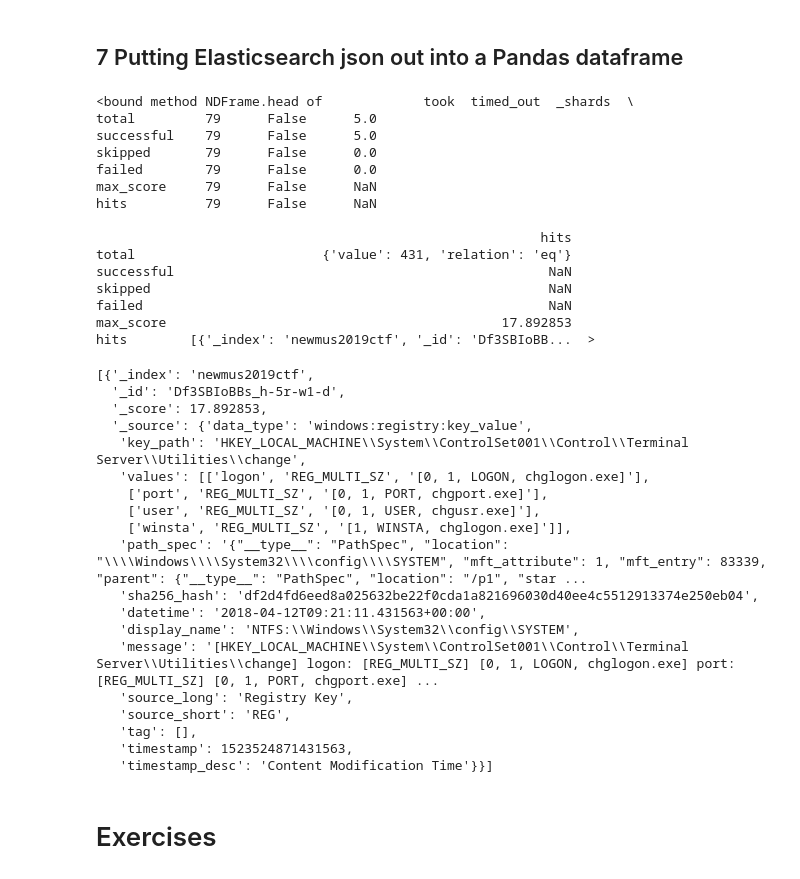
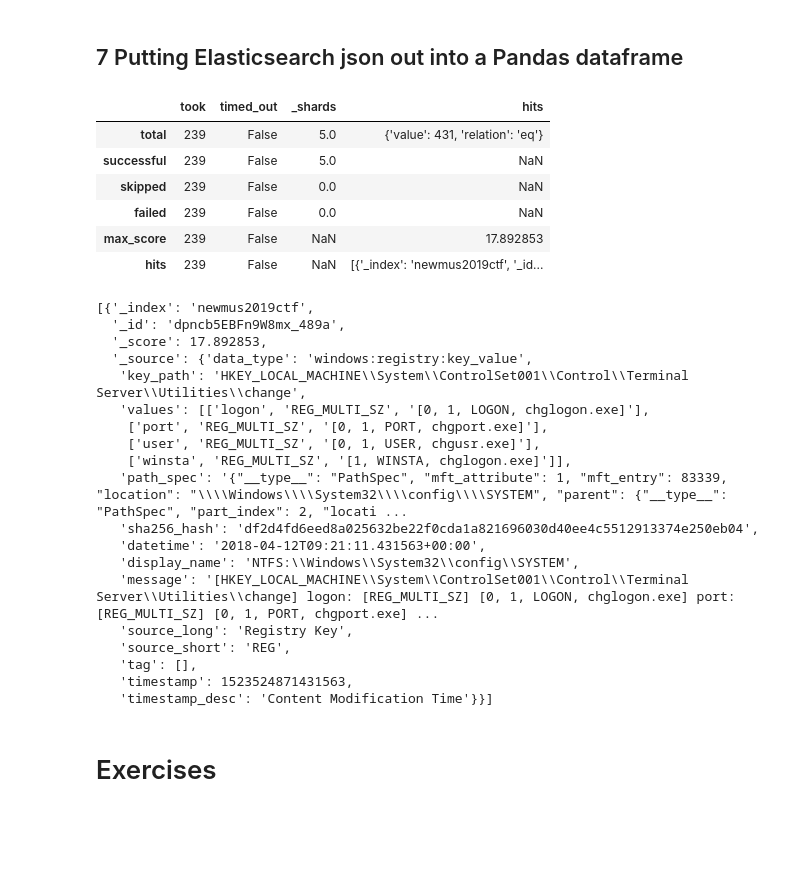
Before and after one commit to HansHenseler/masdav2024, a Jupyter notebook: Part_4_Opensearch_and_log2timeline.ipynb, the cells around one changed output. Drawn from its saved outputs; the diff is of its cells as text; code cells hidden in the pictures; blank space fills up the shorter version.

Commit message:
Fixed step 7 and removed some cell outputs

```diff
--- a/Part_4_Opensearch_and_log2timeline.ipynb
+++ b/Part_4_Opensearch_and_log2timeline.ipynb
@@ -524,31 +686,23 @@ import pandas as pd
 import json
 from io import StringIO
 
-output = !curl -sX GET "https://localhost:9200/_search?q=logon" -u admin:admin --insecure
+output = !curl -sX GET "https://localhost:9200/_search?q=logon" -u admin:P?ssw0rd1 --insecure
 df = pd.read_json(StringIO(output[0]))
 # %%
-df.head
+df
 # %% [output]
-<bound method NDFrame.head of             took  timed_out  _shards  \
-total         79      False      5.0
-successful    79      False      5.0
-skipped       79      False      0.0
-failed        79      False      0.0
-max_score     79      False      NaN
-hits          79      False      NaN
-
-                                                         hits
-total                        {'value': 431, 'relation': 'eq'}
-successful                                                NaN
-skipped                                                   NaN
-failed                                                    NaN
-max_score                                           17.892853
-hits        [{'_index': 'newmus2019ctf', '_id': 'Df3SBIoBB...  >
+|  | took | timed_out | _shards | hits |
+| total | 239 | False | 5.0 | {'value': 431, 'relation': 'eq'} |
+| successful | 239 | False | 5.0 | NaN |
+| skipped | 239 | False | 0.0 | NaN |
+| failed | 239 | False | 0.0 | NaN |
+| max_score | 239 | False | NaN | 17.892853 |
+| hits | 239 | False | NaN | [{'_index': 'newmus2019ctf', '_id... |
 # %%
 df['hits']['hits'][:1]
 # %% [output]
 [{'_index': 'newmus2019ctf',
-  '_id': 'Df3SBIoBBs_h-5r-w1-d',
+  '_id': 'dpncb5EBFn9W8mx_489a',
   '_score': 17.892853,
   '_source': {'data_type': 'windows:registry:key_value',
    'key_path': 'HKEY_LOCAL_MACHINE\\System\\ControlSet001\\Control\\Terminal Server\\Utilities\\change',
@@ -556,7 +710,7 @@ df['hits']['hits'][:1]
     ['port', 'REG_MULTI_SZ', '[0, 1, PORT, chgport.exe]'],
     ['user', 'REG_MULTI_SZ', '[0, 1, USER, chgusr.exe]'],
     ['winsta', 'REG_MULTI_SZ', '[1, WINSTA, chglogon.exe]']],
-   'path_spec': '{"__type__": "PathSpec", "location": "\\\\Windows\\\\System32\\\\config\\\\SYSTEM", "mft_attribute": 1, "mft_entry": 83339, "parent": {"__type__": "PathSpec", "location": "/p1", "star ...
+   'path_spec': '{"__type__": "PathSpec", "mft_attribute": 1, "mft_entry": 83339, "location": "\\\\Windows\\\\System32\\\\config\\\\SYSTEM", "parent": {"__type__": "PathSpec", "part_index": 2, "locati ...
    'sha256_hash': 'df2d4fd6eed8a025632be22f0cda1a821696030d40ee4c5512913374e250eb04',
    'datetime': '2018-04-12T09:21:11.431563+00:00',
    'display_name': 'NTFS:\\Windows\\System32\\config\\SYSTEM',
```
Also changed, not shown: parts of 19 cells of this notebook.
